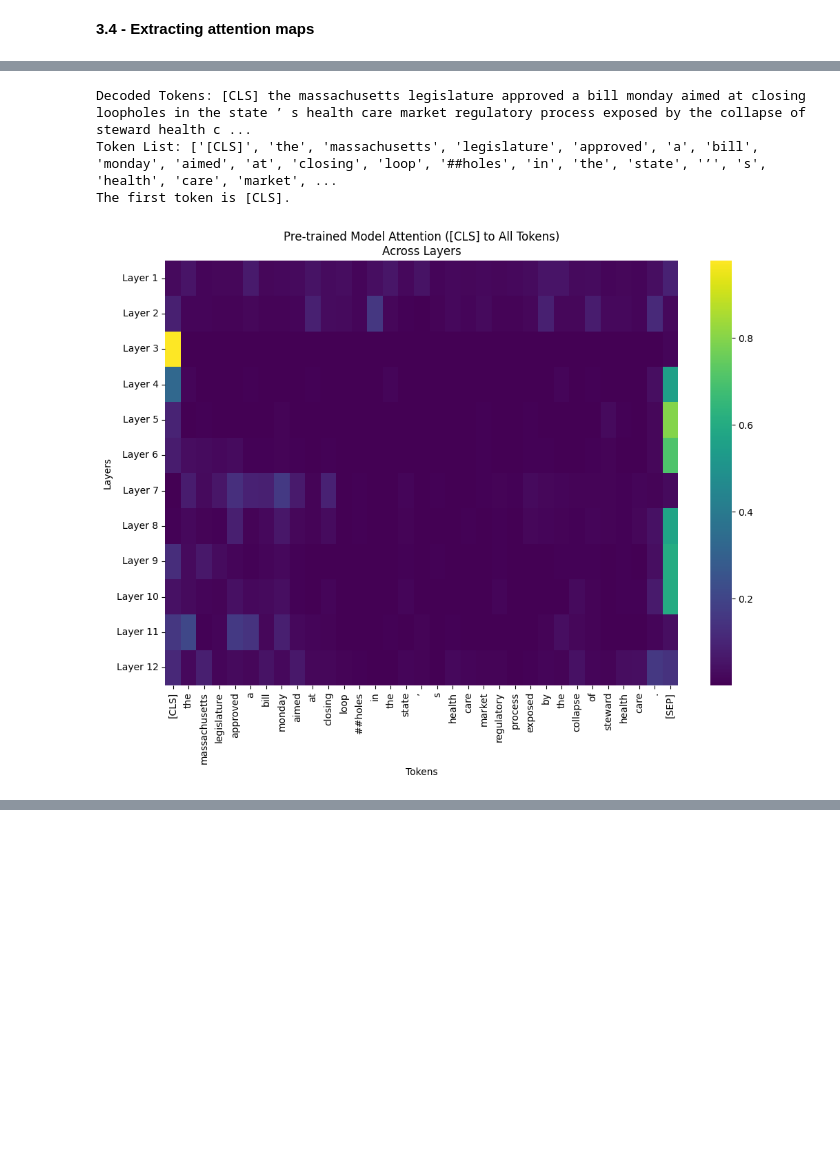
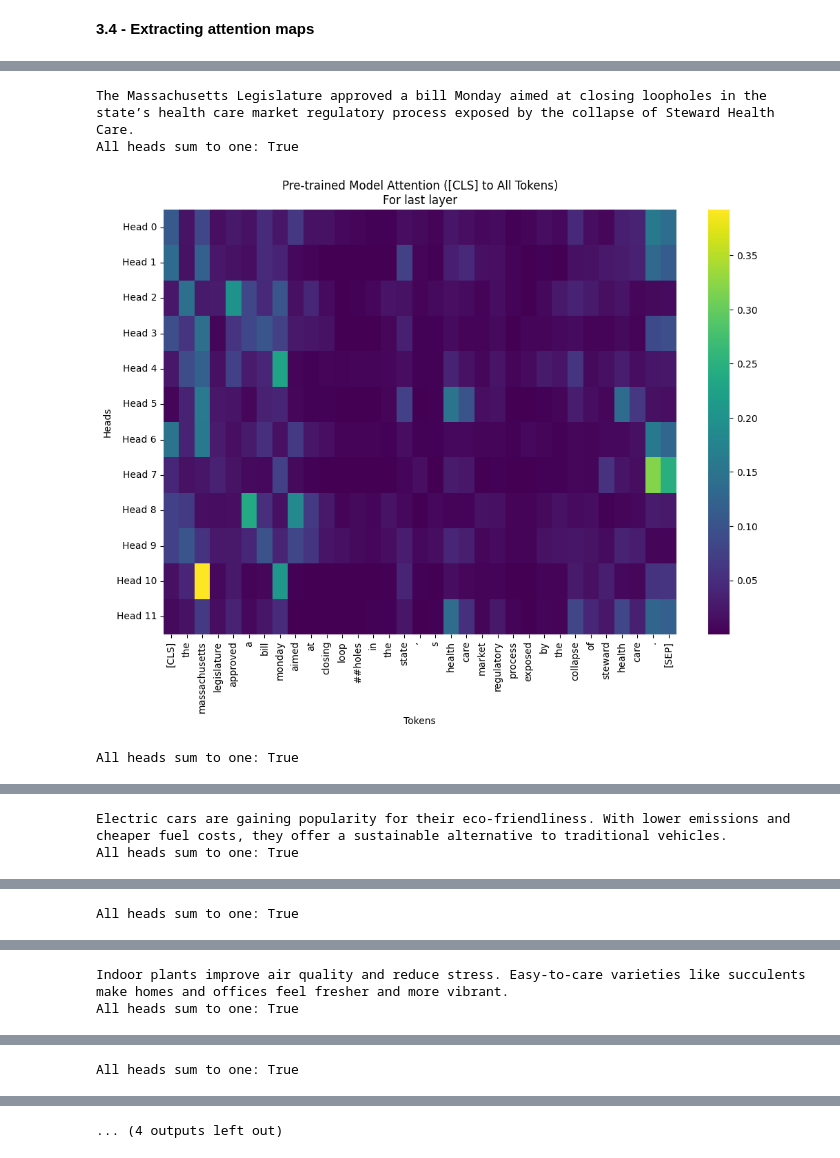
Before and after one commit to mVigholt/DL, a Jupyter notebook: A3/Ex3/Ex3.ipynb, the cells around one changed output, grey strips where cells are left out. Saved outputs shown, nothing was run; the diff lists cells and outputs as text; code cells hidden in the pictures; blank space fills up the shorter version.

```diff
--- a/A3/Ex3/Ex3.ipynb
+++ b/A3/Ex3/Ex3.ipynb
@@ -123,16 +123,29 @@ def plot_cls_attention_over_layers(attentions, tokens, title):
     Visualize attentions from the [CLS] token to all other tokens across all layers.
     """
     # Extract attention scores for the first head and the [CLS] token (index 0) across all layers
-    cls_attentions = [layer[0, 0, 0, :].detach().cpu().numpy() for layer in attentions]
-    cls_attentions = np.array(cls_attentions)  # Shape: (12 layers, seq_len)
+    # cls_attentions = [layer[0, 0, 0, :].detach().cpu().numpy() for layer in attentions]
+    # cls_attentions = np.array(cls_attentions)  # Shape: (12 layers, seq_len)
+
+    last_layer = attentions[-1]
+    cls_attentions = last_layer[0, :, 0, :].detach().cpu().numpy()
+    # print(f"Shape of attentions: {[layer.shape for layer in attentions]}")
+    # print(last_layer.shape)
+    # print(cls_attentions)
+
+    def sums_to_one(attentions):
+        for head in attentions:
+            if not np.isclose(sum(head), 1):
+                return False
+        return True
+    print(f"All heads sum to one: {sums_to_one(cls_attentions)}")
 
     # Create a heatmap
     plt.figure(figsize=(12, 8))
     sns.heatmap(cls_attentions, cmap="viridis", xticklabels=tokens,
-                yticklabels=[f"Layer {i+1}" for i in range(len(cls_attentions))])
+                yticklabels=[f"Head {i}" for i in range(len(cls_attentions))])
     plt.title(title)
     plt.xlabel("Tokens")
-    plt.ylabel("Layers")
+    plt.ylabel("Heads")
     plt.xticks(rotation=90)
     plt.show()
 
@@ -177,18 +190,24 @@ def plots(test_tokens):
     # Pre-trained attention
     plot_cls_attention_over_layers(attentions_pretrained,
                                 tokens,
-                                "Pre-trained Model Attention ([CLS] to All Tokens)\nAcross Layers")
+                                "Pre-trained Model Attention ([CLS] to All Tokens)\nFor last layer")
 
     # Fine-tuned attention
     plot_cls_attention_over_layers(attentions_fineTuned,
                                 tokens,
-                                "Fine-tuned Model Attention ([CLS] to All Tokens)\nAcross Layers")
+                                "Fine-tuned Model Attention ([CLS] to All Tokens)\nFor last layer")
 # %%
 # Example input
-test1 = tokenizer("The Massachusetts Legislature approved a bill Monday aimed at closing loopholes in the state’s health care market regulatory process exposed by the collapse of Steward Health Care.", return_tensors="pt")
-plots(test1)
+article1 = "The Massachusetts Legislature approved a bill Monday aimed at closing loopholes in the state’s health care market regulatory process exposed by the collapse of Steward Health Care."
+article2 = "Electric cars are gaining popularity for their eco-friendliness. With lower emissions and cheaper fuel costs, they offer a sustainable alternative to traditional vehicles."
+article3 = "Indoor plants improve air quality and reduce stress. Easy-to-care varieties like succulents make homes and offices feel fresher and more vibrant."
+
+for article in [article1,article2,article3]:
+    print(article)
+    test = tokenizer(article, return_tensors="pt")
+    plots(test)
 # %% [output]
-Decoded Tokens: [CLS] the massachusetts legislature approved a bill monday aimed at closing loopholes in the state ’ s health care market regulatory process exposed by the collapse of steward health c ...
-Token List: ['[CLS]', 'the', 'massachusetts', 'legislature', 'approved', 'a', 'bill', 'monday', 'aimed', 'at', 'closing', 'loop', '##holes', 'in', 'the', 'state', '’', 's', 'health', 'care', 'market', ...
-The first token is [CLS].
+The Massachusetts Legislature approved a bill Monday aimed at closing loopholes in the state’s health care market regulatory process exposed by the collapse of Steward Health Care.
+All heads sum to one: True
-[figure, old version]
+[figure, new version]
+All heads sum to one: True
@@ -195,0 +215,2 @@ The first token is [CLS].
+Electric cars are gaining popularity for their eco-friendliness. With lower emissions and cheaper fuel costs, they offer a sustainable alternative to traditional vehicles.
+All heads sum to one: True
@@ -195,0 +218 @@ The first token is [CLS].
+All heads sum to one: True
@@ -195,0 +220,2 @@ The first token is [CLS].
+Indoor plants improve air quality and reduce stress. Easy-to-care varieties like succulents make homes and offices feel fresher and more vibrant.
+All heads sum to one: True
@@ -195,0 +223 @@ The first token is [CLS].
+All heads sum to one: True
@@ -195,0 +225 @@ The first token is [CLS].
+... (4 outputs left out)
```
Also changed, not shown: parts of 1 cell of this notebook.
